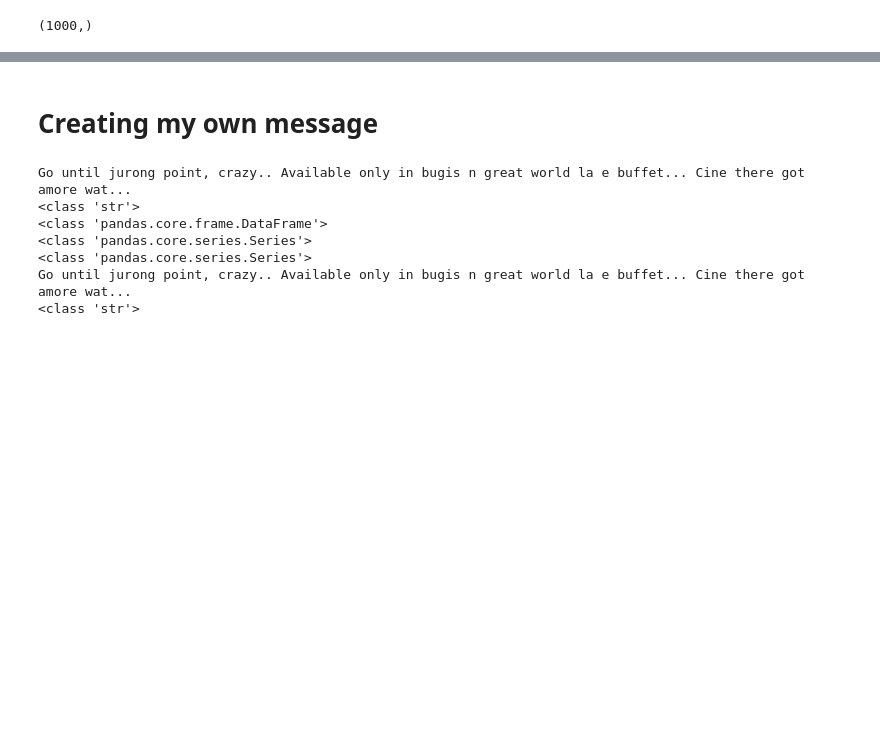
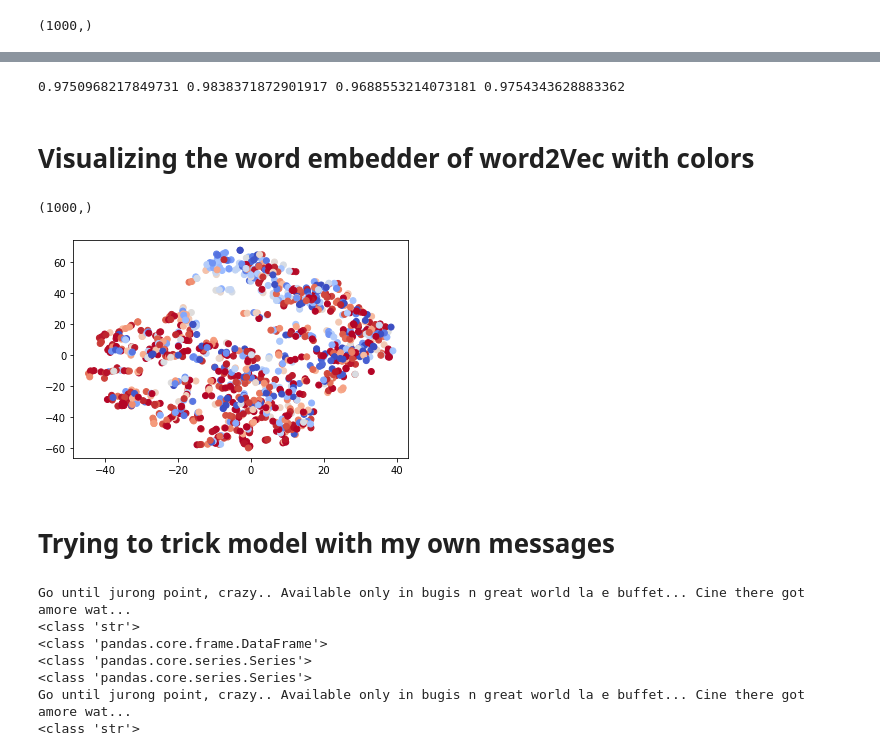
Before and after one commit to ThinhNguyendai/SMSSpamDetection, a Jupyter notebook: SpamClassifiers.ipynb, the cells around one changed output, grey strips where cells are left out. Drawn from its saved outputs; the diff is of its cells as text; code cells hidden in the pictures; blank space fills up the shorter version.

```diff
--- a/SpamClassifiers.ipynb
+++ b/SpamClassifiers.ipynb
@@ -462,0 +537,4 @@ word_color[1] #First word is <OOV> = out of vocabulary token
+# %%
+histw2vCNN = w2vCNN.fit(training_padded, train_labels,
+                    validation_data=(testing_padded, test_labels),
+                    epochs=num_epochs, batch_size=batch_size)
@@ -463,5 +552,46 @@ word_color[1] #First word is <OOV> = out of vocabulary token
+# %%
+loss, accuracy, precision, recall, f1_score = w2vCNN.evaluate(testing_padded, test_labels, verbose=0)
+print(accuracy, precision, recall, f1_score)
+# %% [output]
+0.9750968217849731 0.9838371872901917 0.9688553214073181 0.9754343628883362
+# %% [markdown]
+# Visualizing the word embedder of word2Vec with colors
+# %%
+#vocab_size = 1000
+word_confidence_w2v = np.zeros((vocab_size, 2))
+
+confidence_train_w2v = w2vCNN.predict(training_padded, batch_size=32)
+L = training_padded.shape[0]
+for i in range(L):
+    for token in training_padded[i]:
+        word_confidence_w2v[token, 0] += confidence_train_w2v[i]
+        word_confidence_w2v[token, 1] += 1
+
+confidence_test_w2v = w2vCNN.predict(testing_padded, batch_size=32)
+L = testing_padded.shape[0]
+for i in range(L):
+    for token in testing_padded[i]:
+        word_confidence_w2v[token, 0] += confidence_test_w2v[i]
+        word_confidence_w2v[token, 1] += 1
+# %%
+word_color_w2v = np.zeros(vocab_size)
+for i in range(vocab_size):
+    if word_confidence_w2v[i, 1] == 0.0:
+        print("Should never happen")
+        word_color_w2v[i] = 0.5
+    else:
+        word_color_w2v[i] = word_confidence_w2v[i,0] / word_confidence_w2v[i,1]
+print(word_color_w2v.shape)
+# %% [output]
+(1000,)
+# %%
+plt.scatter(word_matrix_TSNE15[:,0], word_matrix_TSNE15[:,1],
+            c=word_color_w2v, cmap='coolwarm')
+plt.show()
+# %% [output]
+[figure, added]
 # %% [markdown]
-# Creating my own message
+# Trying to trick model with my own messages
 # %%
 print(messages['message'][0])
 print(type(messages['message'][0]))
```
Also changed, not shown: parts of 42 cells of this notebook.
